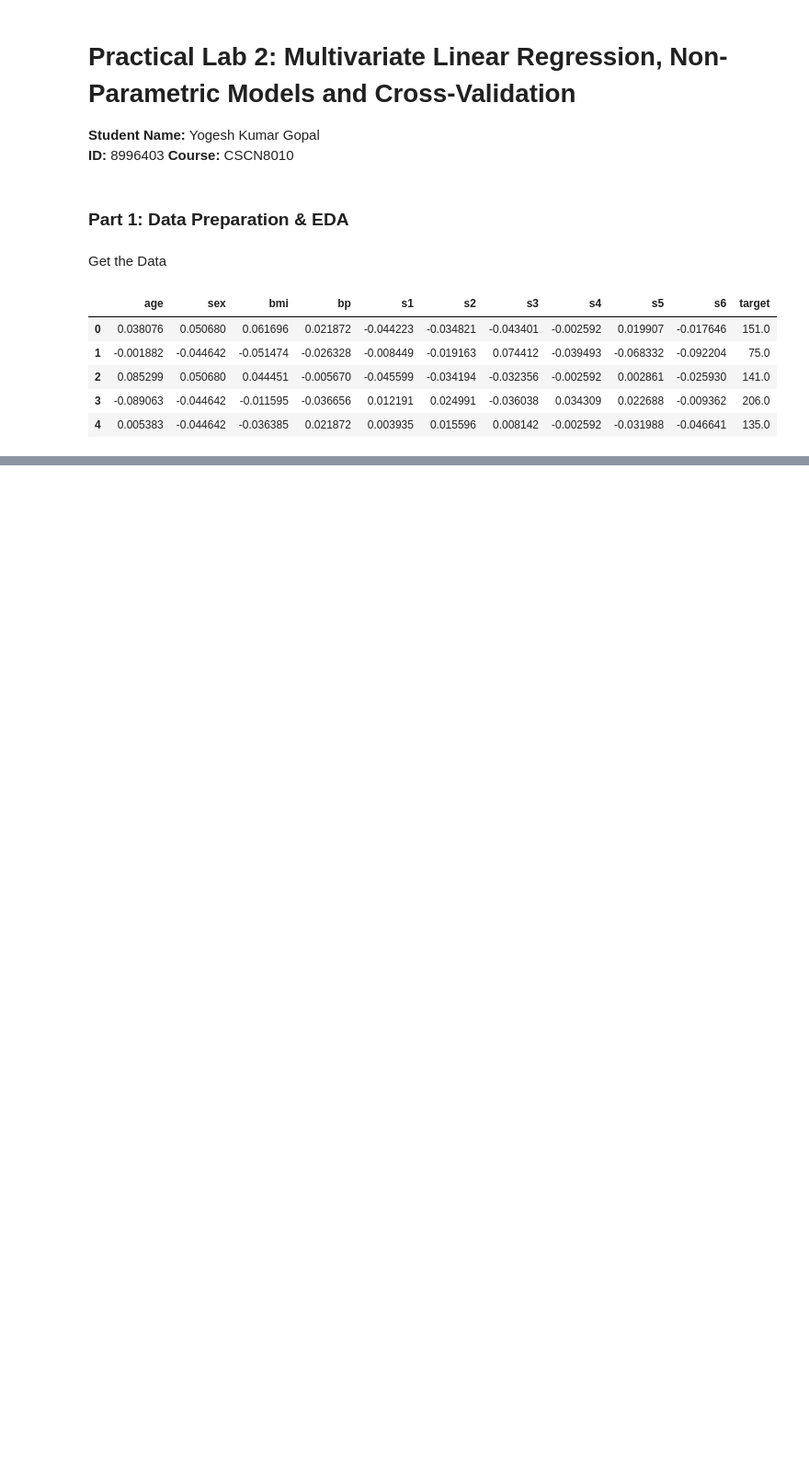
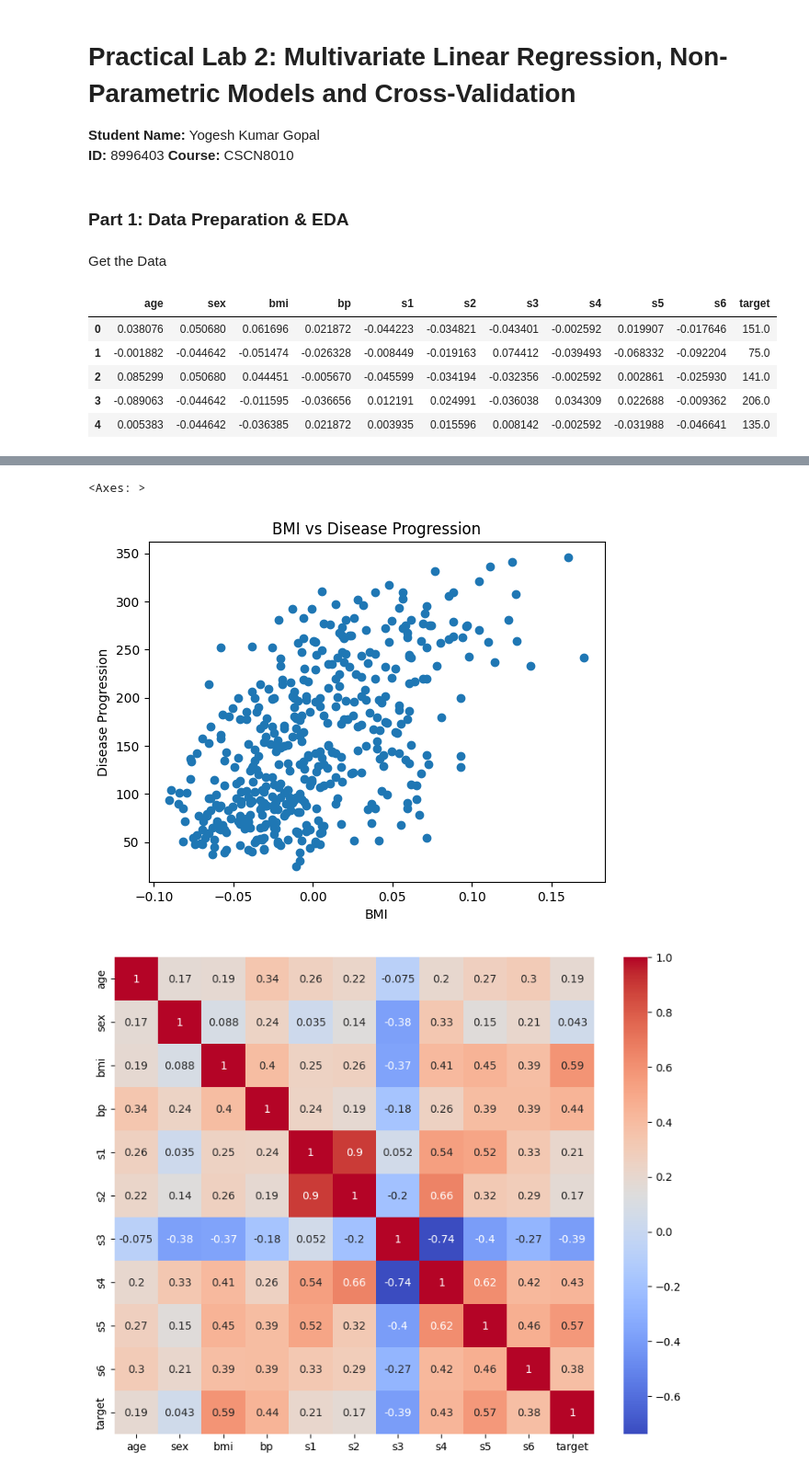
Before and after one commit to Yogesh-333/Practical-Lab-2---Foundations-of-Machine-Learning-Frameworks-, a Jupyter notebook: lab2.ipynb, the cells around one changed output, grey strips where cells are left out. Shown: that part at 92% size. Cells and saved outputs as stored; diff of their text form; code cells hidden in the pictures; blank space fills up the shorter version.

```diff
--- a/lab2.ipynb
+++ b/lab2.ipynb
@@ -25,0 +59,18 @@ df.head()
+# %%
+
+
+
+
+# Scatter plot for BMI vs Disease Progression
+plt.scatter(df['bmi'], df['target'])
+plt.xlabel('BMI')
+plt.ylabel('Disease Progression')
+plt.title('BMI vs Disease Progression')
+
+# Correlation heatmap
+plt.figure(figsize=(10,8))
+sns.heatmap(df.corr(), annot=True, cmap='coolwarm')
+# %% [output]
+<Axes: >
+[figure, added]
+[figure, added]
```
Also changed, not shown: parts of 6 cells of this notebook.
